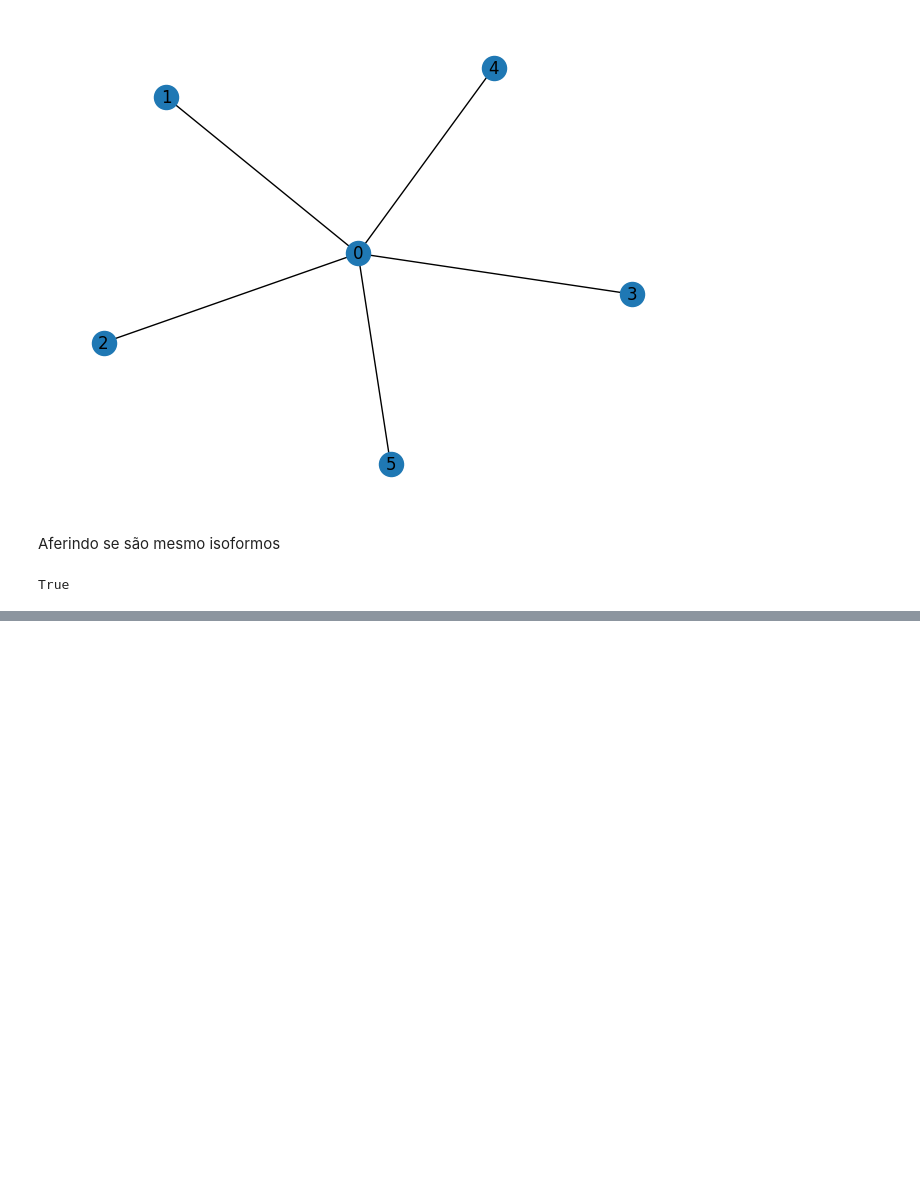
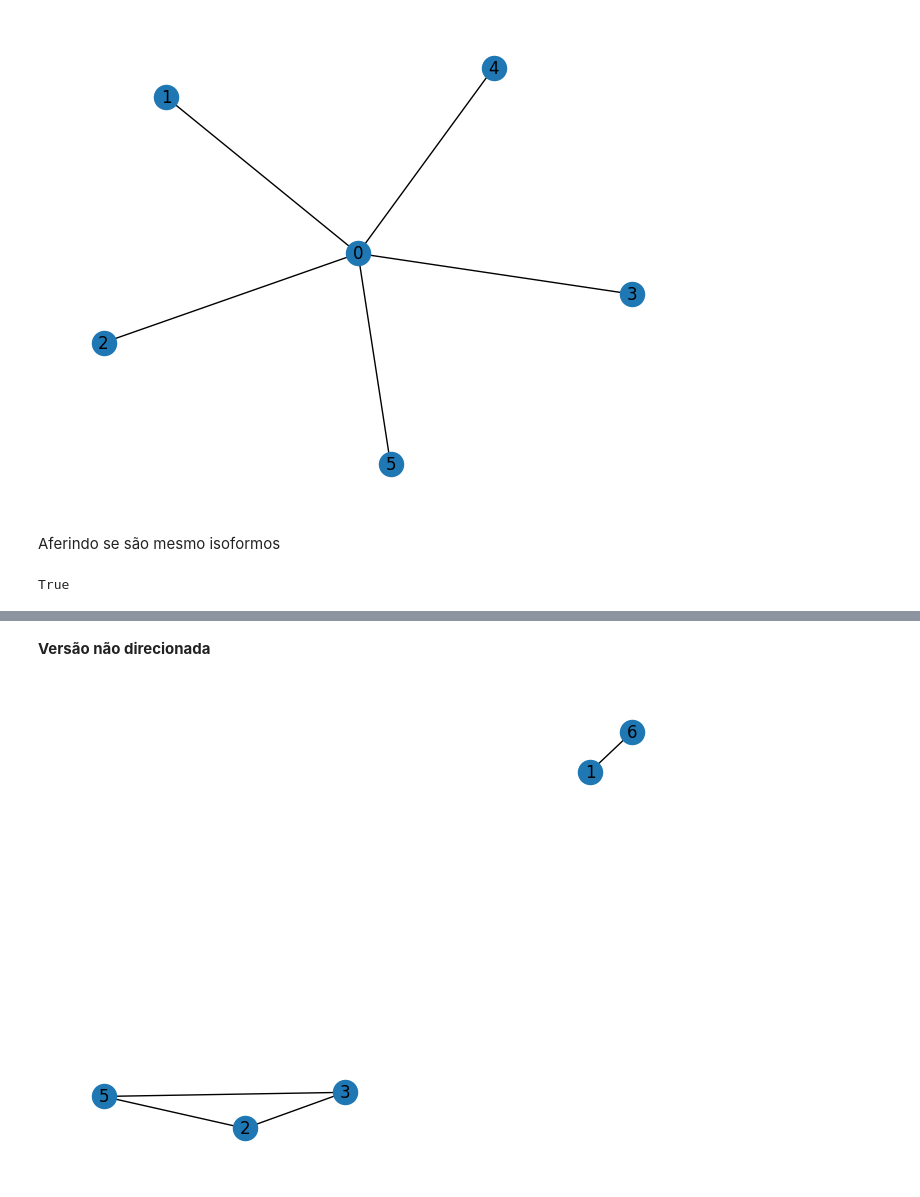
Before and after one commit to rodrigogomesrc/analise-de-redes, a Jupyter notebook: exercicio1/Exercício_1_Análise_de_Redes.ipynb, the cells around one changed output, grey strips where cells are left out. Cells and saved outputs as stored; diff of their text form; code cells hidden in the pictures; blank space fills up the shorter version.

```diff
--- a/exercicio1/Exercício_1_Análise_de_Redes.ipynb
+++ b/exercicio1/Exercício_1_Análise_de_Redes.ipynb
@@ -52,0 +188,10 @@ True
+# %% [markdown]
+**Versão não direcionada**
+# %%
+G_undirected = nx.Graph()
+G_undirected.add_edges_from(edges)
+
+nx.draw(G_undirected, with_labels=True)
+plt.show()
+# %% [output]
+[figure, added]
```
Also changed, not shown: parts of 27 cells of this notebook.
